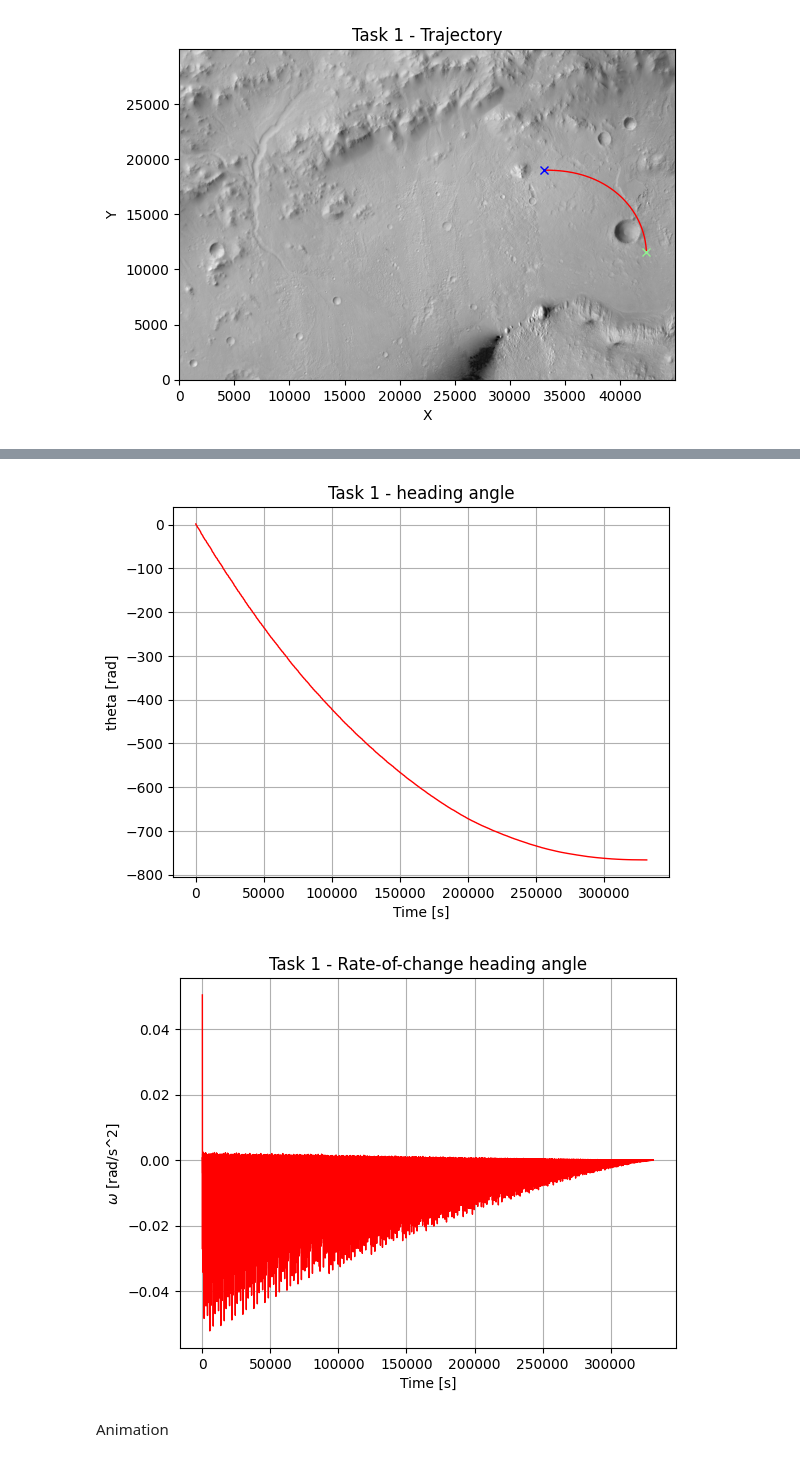
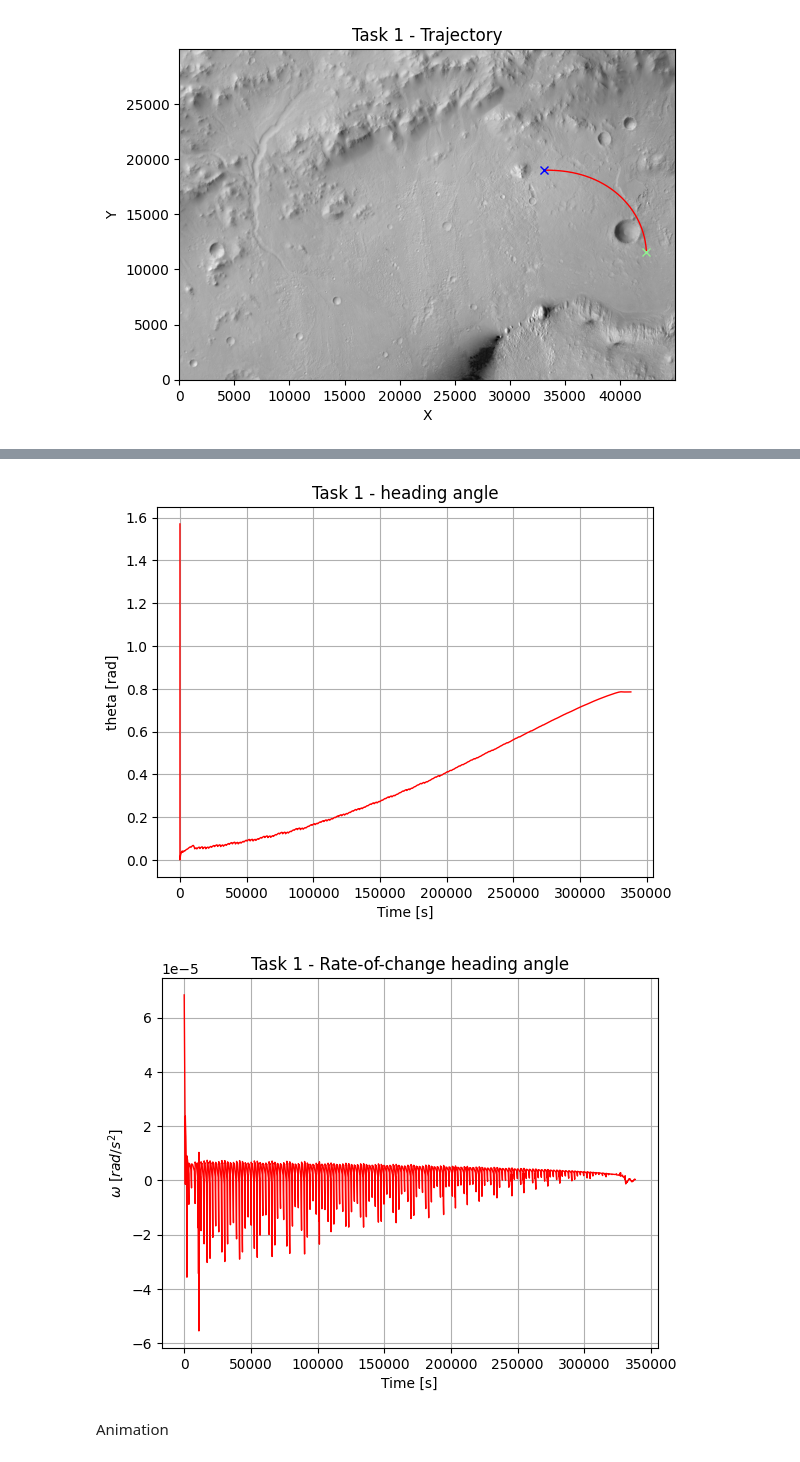
Before and after one commit to SwellPoem/Curiosity_Rover_proj, a Jupyter notebook: main.ipynb, the cells around one changed output, grey strips where cells are left out. Cells and saved outputs as stored; diff of their text form; code cells hidden in the pictures.

```diff
--- a/main.ipynb
+++ b/main.ipynb
@@ -116,9 +87,6 @@ The gains were selected as follows: K = [1, 1.48, -1.9]
 # Compute Relative States
 Polar0 = pose2polar(P_0, P_1)
 Polar1 = pose2polar(P_1, P_1)
-
-# Convert backwards the Relative State into Pose State
-# P_0p = polar2pose(R0, P_1)
 
 P_0_str = [f"{x:.2f}".ljust(10) for x in P_0]
 Polar0_str = [f"{x:.2f}".ljust(10) for x in Polar0]
@@ -126,7 +94,6 @@ Polar1_str = [f"{x:.2f}".ljust(10) for x in Polar1]
 
 print('\nThe Initial Pose State is:\n',' '.join(P_0_str))
 print('\nThe Polar State is:\n',' '.join(Polar0_str))
-# print("\nThe Backconverted Initial Pose State is P_0':\n", P_0p)
 
 # Stop function for the integration
 # the integration will stop when the robot will reach a distance from the goal position of rho_tol meters
@@ -146,7 +113,9 @@ freq = 0.1
 tspan = np.arange(t0, tf+1, 1/freq)
 
 # Gains [Krho Kalpha Kbeta]
-K = np.array([1, 1.48, -1.9])
+K = np.array([1.3e-3, 1.5e-3, -1.9e-3])
+# res = K[1] - K[0]
+# print(res)
 
 # Define global variables to store v and omega
 v_values = []
@@ -184,7 +153,7 @@ P_indices = np.array([get_indices(P_final[0:2, i], X, Y, mapRes) for i in range(
 if obstacles_check(P_indices, obstacleMap):
     print('\n\nThe Trajectory intersects with an Obstacle!\n\n')
 
-P_1r = P_final[:, -1]      # store the real final state of the robot for the next task
+P_1r = P_final[:, -1]      # store the final state of the robot for the next task
 # %% [output]
 The Initial Pose State is:
  42380.00   11590.00   1.57
@@ -248,19 +217,19 @@ plt.plot(tspan, theta_values, 'r', linestyle='-', linewidth=1)
 plt.xlabel('Time [s]')
 plt.ylabel('theta [rad]')
 plt.grid(True)
-# plt.savefig('Task1_v.png', dpi = 300)
+# plt.savefig('Task1_theta.png', dpi = 300)
 # %% [output]
-[figure, old version]
+[figure, new version]
 # %%
 plt.figure("Task 1 - Rate-of-change heading angle")
 plt.title("Task 1 - Rate-of-change heading angle")
 plt.plot(tspan, omega_values_resampled, 'r', linestyle='-', linewidth=1)
 plt.xlabel('Time [s]')
-plt.ylabel('$\omega$ [rad/s^2]')
+plt.ylabel('$\omega$ $[rad/s^2]$')
 plt.grid(True)
-# plt.savefig('Task1_v.png', dpi = 300)
+# plt.savefig('Task1_omega.png', dpi = 300)
 # %% [output]
-[figure, old version]
+[figure, new version]
 # %% [markdown]
 Animation
 # %%
```
Also changed, not shown: parts of 6 cells of this notebook, 13 other files.
